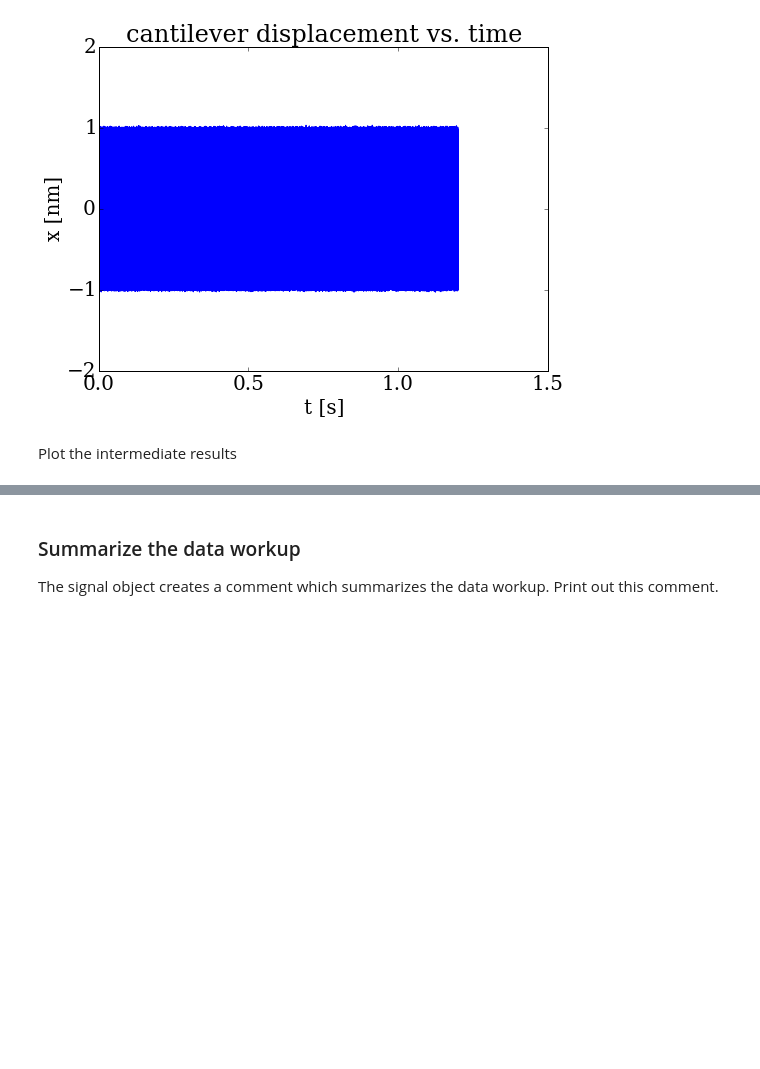
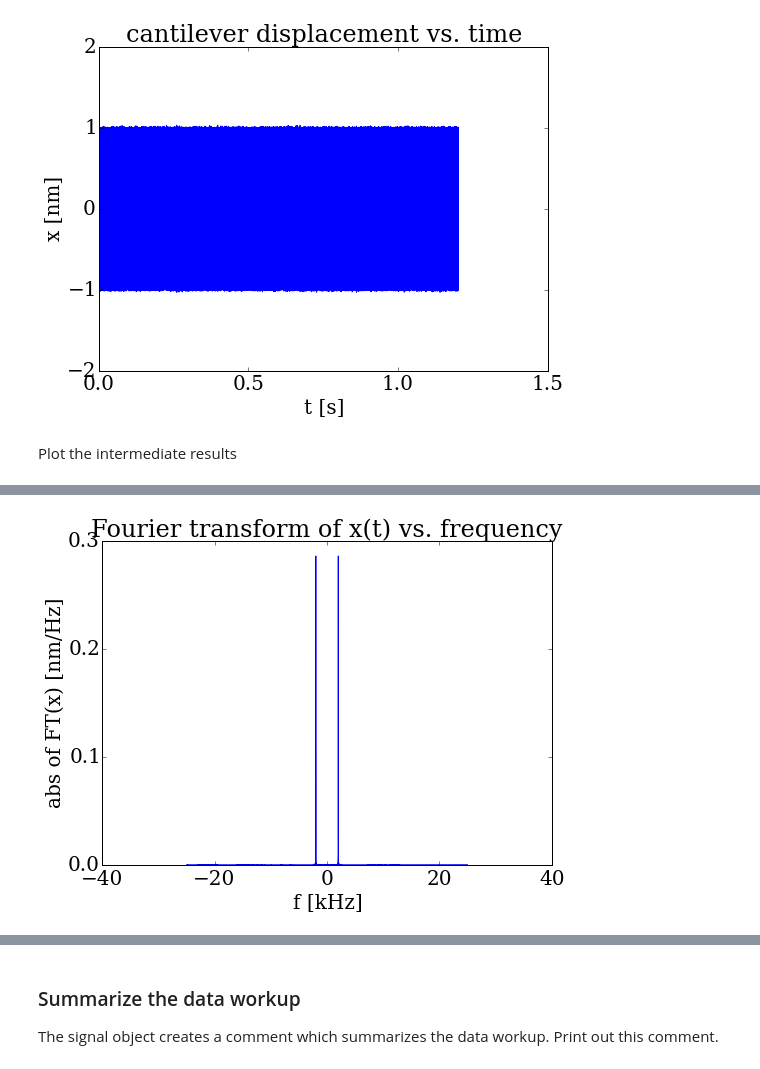
Before and after one commit to JohnMarohn/FreqDemod, a Jupyter notebook: freqdemod/docs/freqdemod-quickstart-1.ipynb, the cells around one changed output, grey strips where cells are left out. Drawn from its saved outputs; the diff is of its cells as text; code cells hidden in the pictures; blank space fills up the shorter version.

```diff
--- a/freqdemod/docs/freqdemod-quickstart-1.ipynb
+++ b/freqdemod/docs/freqdemod-quickstart-1.ipynb
@@ -45,15 +44,15 @@ plt.rcParams['figure.figsize'] = 8, 6
 
 The test signal is a sine wave with noise added.
 # %%
-fd = 50.0E3    # digitization frequency
-f0 = 2.00E3    # signal frequency
-nt = 60E3      # number of signal points
+fd = 50.0e3    # digitization frequency
+f0 = 2.00e3    # signal frequency
+nt = 60e3      # number of signal points
 sn = 1.0       # signal zero-to-peak amplitude
 sn_rms = 0.01  # noise rms amplitude
 
-dt = 1/fd
-t = dt*np.arange(nt)
-s = sn*np.sin(2*np.pi*f0*t) + np.random.normal(0,sn_rms,t.size)
+dt = 1 / fd
+t = dt * np.arange(nt)
+signal = sn * np.sin(2*np.pi*f0*t) + np.random.normal(0, sn_rms, t.size)
 # %% [markdown]
 Plot the test signal
 # %%
@@ -99,22 +69,19 @@ Save the signal in the hidden file ``.temp_sine.h5``.
 # %%
-S = Signal('.temp_sine.h5')     # Create a (hidden) data file
-S.load_nparray(s,"x","nm",dt)   # Load the data into the file
-S.close()                       # Close the file
+s = Signal()     # Create a signal
+s.load_nparray(signal,"x","nm",dt)   # Load the data into the file
 # %% [markdown]
 ### Process the Signal object
 
 Open the Signal file and process it.
 # %%
-S.open('.temp_sine.h5')         # Open the file
-S.time_mask_binarate("middle")  # Pull out the middle section
-S.time_window_cyclicize(3E-3)   # Force the data to start and end at zero
-S.fft()                         # Fourier transform the data
-S.freq_filter_Hilbert_complex() # Take the complex Hilbert transform
-S.freq_filter_bp(1.00)          # Apply a 1 kHz wide bandpass filter
-S.time_mask_rippleless(15E-3)   # Set up a filter to remove ripple
-S.ifft()                        # Inverse Fourier transform the data
-S.fit_phase(221.34E-6)          # Fit the phase vs time data
-S.close()                       # Close the file
+s.time_mask_binarate("middle")  # Pull out the middle section
+s.time_window_cyclicize(3E-3)   # Force the data to start and end at zero
+s.fft()                         # Fourier transform the data
+s.freq_filter_Hilbert_complex() # Take the complex Hilbert transform
+s.freq_filter_bp(1.00)          # Apply a 1 kHz wide bandpass filter
+s.time_mask_rippleless(15E-3)   # Set up a filter to remove ripple
+s.ifft()                        # Inverse Fourier transform the data
+s.fit_phase(221.34E-6)          # Fit the phase vs time data
 # %% [markdown]
 ### Plot the intermediate results
 
@@ -146,0 +107,4 @@ S.plot('workup/time/mask/rippleless', LaTeX=latex)
+# %%
+s.plot('workup/freq/FT', LaTeX=latex, component='abs')
+# %% [output]
+[figure, added]
```
Also changed, not shown: parts of 21 cells of this notebook, 1 other file.
